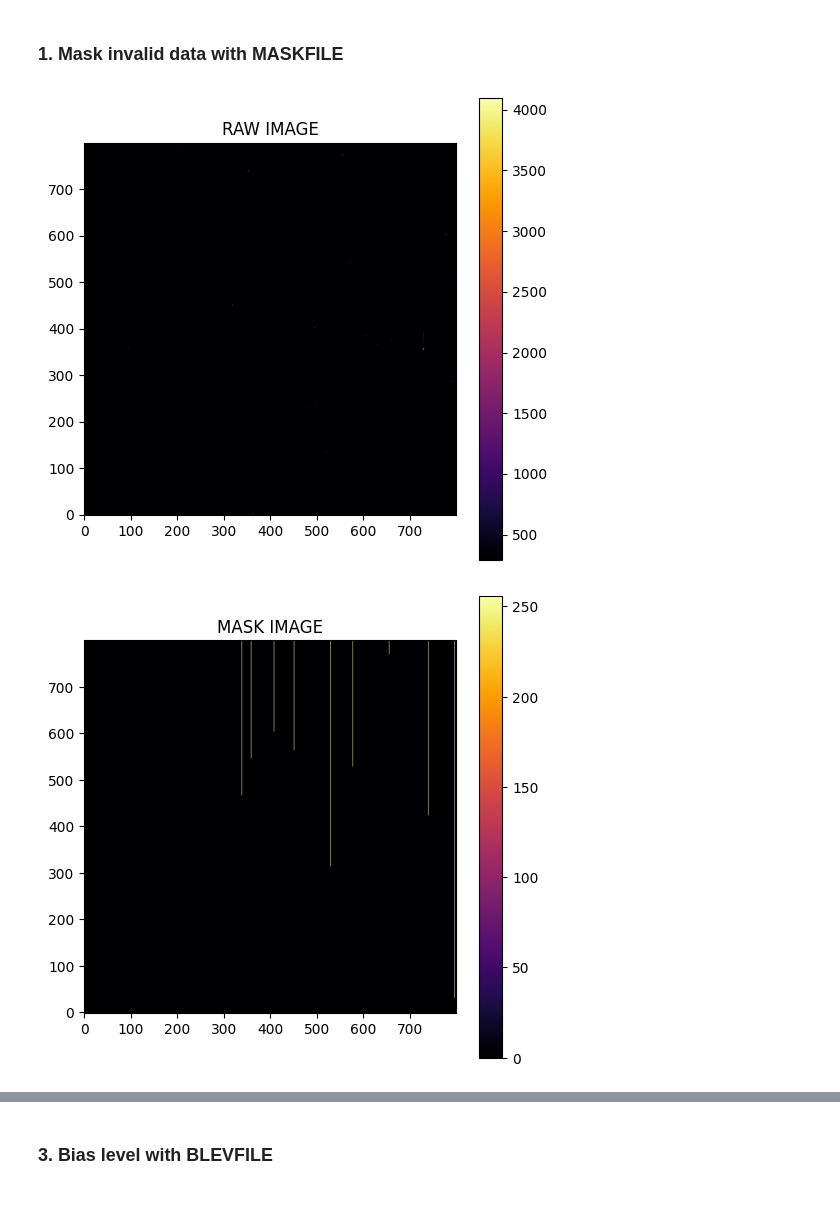
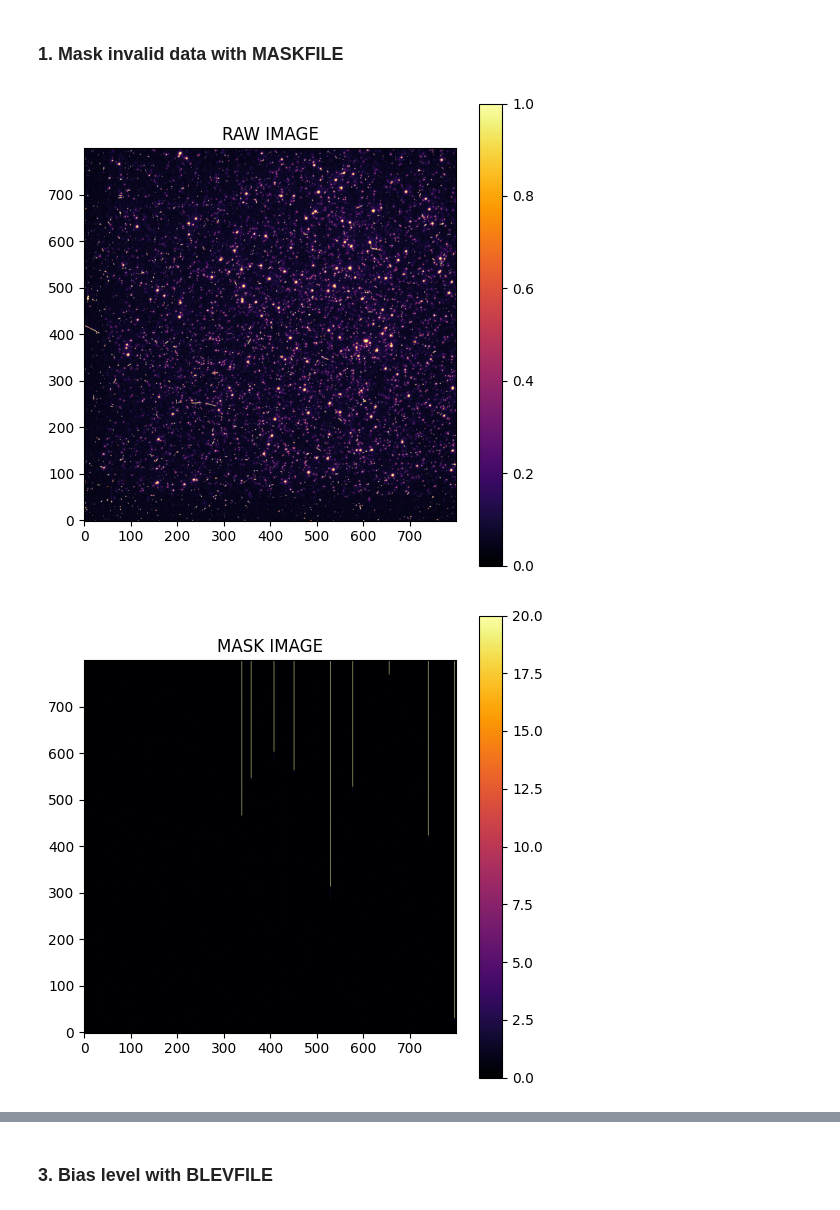
Before and after one commit to RachelOdunuga/optical-detectors-hst-sentinel, a Jupyter notebook: hst-assignment.ipynb, the cells around one changed output, grey strips where cells are left out. Cells and saved outputs as stored; diff of their text form; code cells hidden in the pictures.

```diff
--- a/hst-assignment.ipynb
+++ b/hst-assignment.ipynb
@@ -64,30 +64,28 @@ cal_file_dict, science_ready_files
   'ubai2507m': WindowsPath('hst-processed/Provided Science Ready Files/ubai2507m_c0m_aligned.fits'),
   'ubai2508m': WindowsPath('hst-processed/Provided Science Ready Files/ubai2508m_c0m_aligned.fits')})
 # %%
-# def load_fits(path):
-#     with fits.open(path) as hdul:
-#         return hdul[0].data.astype(float), hdul[0].header
-
 def load_fits(path):
     with fits.open(path) as hdul:
+        main_header = hdul[0].header
+
+        # finds extension with data in it
         for hdu in hdul:
             if hdu.data is not None:
-                return np.asarray(hdu.data, dtype=float), hdu.header
-        raise ValueError(f"No image data found in {path}")
+                return hdu.data.astype(float), main_header
 
-ubai2507_paths = cal_file_dict['ubai2507m']
-raw, raw_header = load_fits(ubai2507_paths['RAW'])
-bias, bias_header = load_fits(ubai2507_paths['BIASFILE'])
-mask, mask_header = load_fits(ubai2507_paths['MASKFILE'])
-blev, blev_header = load_fits(ubai2507_paths['BLEVFILE'])
-flat, flat_header = load_fits(ubai2507_paths['FLATFILE'])
-dark, dark_header = load_fits(ubai2507_paths['DARKFILE'])
+paths = cal_file_dict['ubai2508m']
+raw, raw_header = load_fits(paths['RAW'])
+bias, bias_header = load_fits(paths['BIASFILE'])
+mask, mask_header = load_fits(paths['MASKFILE'])
+blev, blev_header = load_fits(paths['BLEVFILE'])
+flat, flat_header = load_fits(paths['FLATFILE'])
+dark, dark_header = load_fits(paths['DARKFILE'])
 # %% [markdown]
 ### For Visualisation...
 # %%
-def show_image(img, title, size=(6,6)):
-    plt.figure(figsize=size)
-    plt.imshow(img, cmap="inferno", origin="lower")
+def show_image(img, title, vmin=0, vmax=20):
+    plt.figure(figsize=(6,6))
+    plt.imshow(img, cmap="inferno", origin="lower", vmin=vmin, vmax=vmax)
     plt.title(title)
     plt.colorbar()
     plt.show()
@@ -109,14 +107,14 @@ def apply_mask(raw_chip, mask_chip):
     masked[mask_chip != 0] = np.nan
     return masked
 # %%
+raw1 = per_norm(raw[0])
+masked1 = apply_mask(raw1, mask[0])
+masked = apply_mask(raw[0], mask[0]) # actually used for further calibration
+
 #adding normalisation to see result better
-raw1 = per_norm(raw)
-masked1 = apply_mask(raw1[0], mask[0])
-masked = apply_mask(raw[0], mask[0])
-
-show_image(raw[0], 'RAW IMAGE')
+show_image(raw1, 'RAW IMAGE', None, None)
 show_image(mask[0], 'MASK IMAGE')
-show_image(masked, 'AFTER apply_mask() IMAGE')
+show_image(masked1, 'AFTER apply_mask() IMAGE', None, None)
 # %% [output]
-[figure, old version]
+[figure, new version]
-[figure, old version]
+[figure, new version]
```
Also changed, not shown: parts of 2 cells of this notebook.
